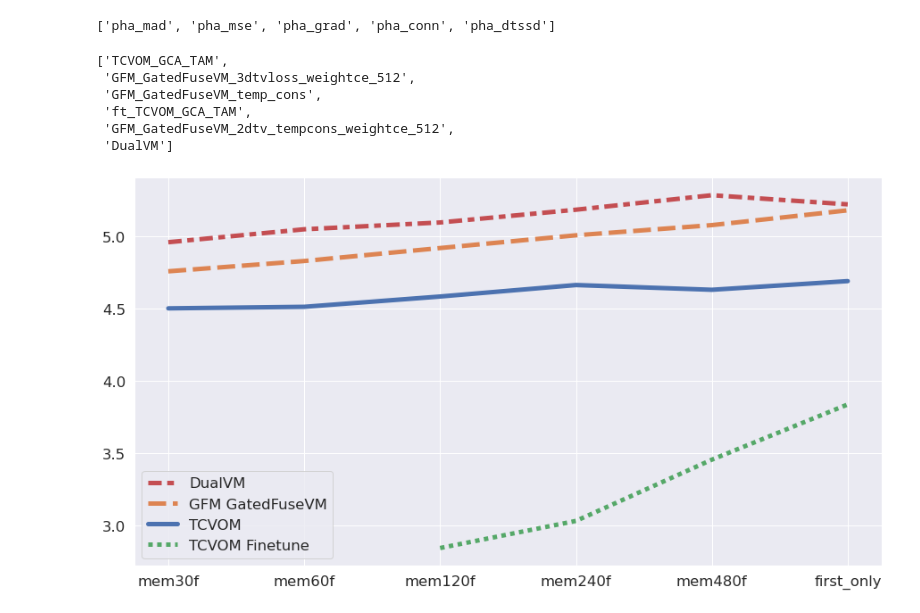
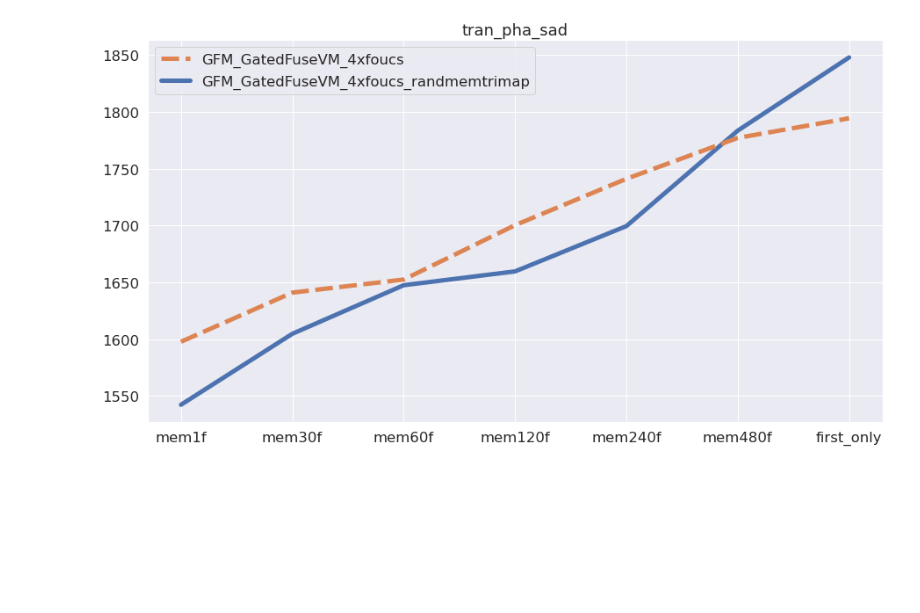
Before and after one commit to csvt32745/FTP-VM, a Jupyter notebook: analysis_mem.ipynb, the cells around one changed output. Drawn from its saved outputs; the diff is of its cells as text; code cells hidden in the pictures; blank space fills up the shorter version.

Commit message:
Speedtest, separate decoder, randmemtrimap, eval in inference

```diff
--- a/analysis_mem.ipynb
+++ b/analysis_mem.ipynb
@@ -50,9 +30,0 @@ def format_df(df):
-# %%
-for m in dfs.keys():
-    for i in range(len(frames)+1):
-        if dfs[m][i] is None:
-            continue
-        if 'summary' in dfs[m][i].keys():
-            dfs[m][i].pop('summary')
-        for k in dfs[m][i].keys():
-            dfs[m][i][k] = format_df(dfs[m][i][k])
@@ -97,22 +69,9 @@ avg_dfs[next(iter(metric_dfs))]
-# %%
-metrics
-# %% [output]
-['pha_mad', 'pha_mse', 'pha_grad', 'pha_conn', 'pha_dtssd']
-# %%
-names
-# %% [output]
-['TCVOM_GCA_TAM',
- 'GFM_GatedFuseVM_3dtvloss_weightce_512',
- 'GFM_GatedFuseVM_temp_cons',
- 'ft_TCVOM_GCA_TAM',
- 'GFM_GatedFuseVM_2dtv_tempcons_weightce_512',
- 'DualVM']
 # %%
 name_dict = {
-    'DualVM': 'DualVM',
-    'GFM_GatedFuseVM_3dtvloss_weightce_512': 'GFM GatedFuseVM',
-    'TCVOM_GCA_TAM': 'TCVOM',
-    'ft_TCVOM_GCA_TAM': 'TCVOM Finetune',
+    'GFM_GatedFuseVM_4xfoucs': 'GFM_GatedFuseVM_4xfoucs',
+    'GFM_GatedFuseVM_4xfoucs_randmemtrimap': 'GFM_GatedFuseVM_4xfoucs_randmemtrimap',
+    # 'TCVOM_GCA_TAM': 'TCVOM GCA TAM',
+    # 'ft_TCVOM_GCA_TAM': 'TCVOM Finetune',
 }
 # %%
 def sort_time(df):
@@ -122,16 +79,29 @@ def sort_time(df):
     return df.reindex(time_order)
 # %%
-metric = 'pha_dtssd'
-df = pd.DataFrame({name_dict[k]: v[metric] for k, v in avg_dfs.items() if k in name_dict})
-# df = pd.DataFrame({name_dict[k]: v[metric] for k, v in avg_dfs.items()})
-df = sort_time(df)
-lp = sns.lineplot(data=df, linewidth=5)
-d = {l:h for h, l in zip(*lp.get_legend_handles_labels())}
-h, l = zip(*[(d[k], k) for k in name_dict.values()])
-for leg in lp.legend(h, l).get_lines():
-    leg.set_linewidth(5)
+def run_fig(avg_dfs, name_dict, metric, save_path=''):
+    # for metric in avg_dfs[next(iter(avg_dfs))]
+    # df = pd.DataFrame({k: v.loc[metric] for k, v in avg_dfs.items()})
+    df = pd.DataFrame({name_dict[k]: v.loc[metric] for k, v in avg_dfs.items() if k in name_dict})
+    # df = pd.DataFrame({name_dict[k]: v[metric] for k, v in avg_dfs.items()})
+    df = sort_time(df)
+    # plt.figure()
+    plt.clf()
+    lp = sns.lineplot(data=df, linewidth=5)
+    lp.set(title=f'{metric}')
+    d = {l:h for h, l in zip(*lp.get_legend_handles_labels())}
+    h, l = zip(*[(d[k], k) for k in name_dict.values()])
+    for leg in lp.legend(h, l).get_lines():
+        leg.set_linewidth(5)
+    if save_path != '':
+        os.makedirs(save_path, exist_ok=True)
+        plt.savefig(os.path.join(save_path, metric+".png"), bbox_inches='tight')
+# metric = 'pha_grad'
+# run_fig(avg_dfs, name_dict, 'tran_pha_sad')
+for metric in avg_dfs[next(iter(avg_dfs))].index:
+    run_fig(avg_dfs, name_dict, metric, 'figs_randmemtrimap')
+    break
 # %% [output]
-[figure, old version]
+[figure, new version]
 # %%
 def plot_hist(score):
     df = score.melt(value_vars=score.columns).dropna()
```
Also changed, not shown: parts of 13 cells of this notebook, 22 other files.
